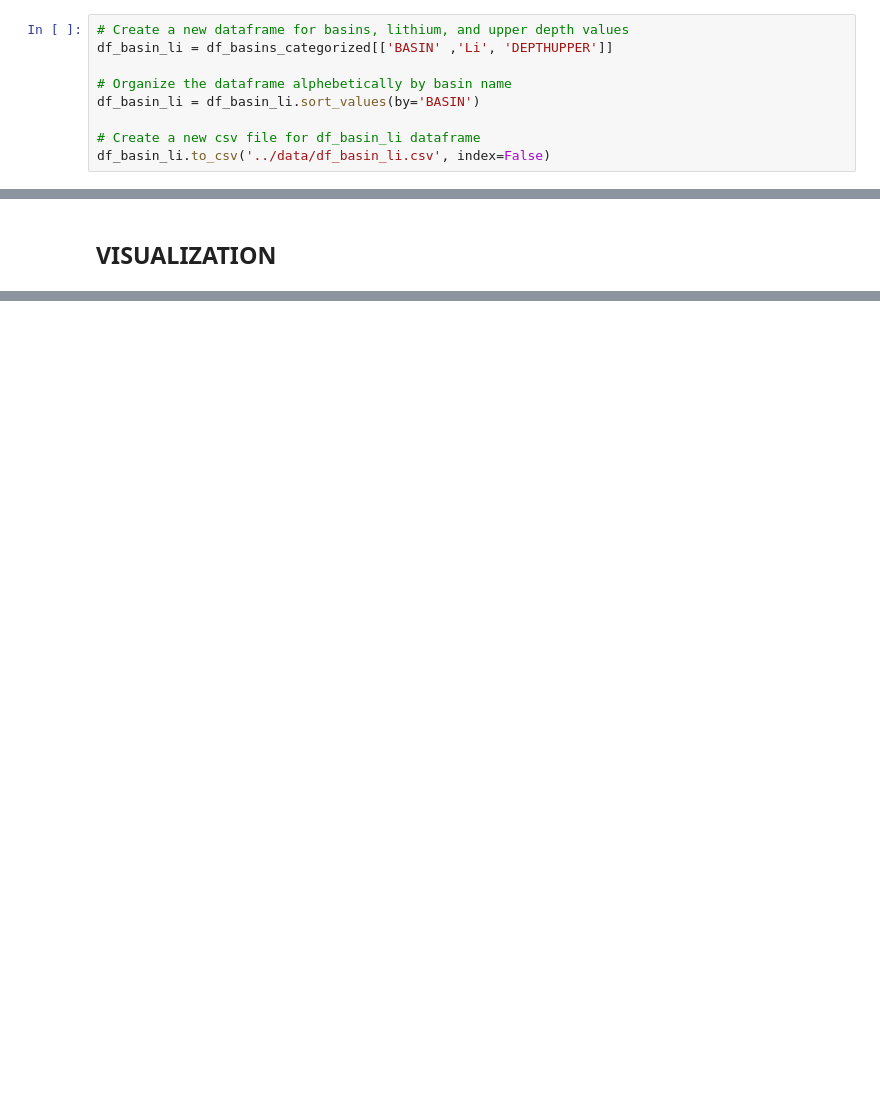
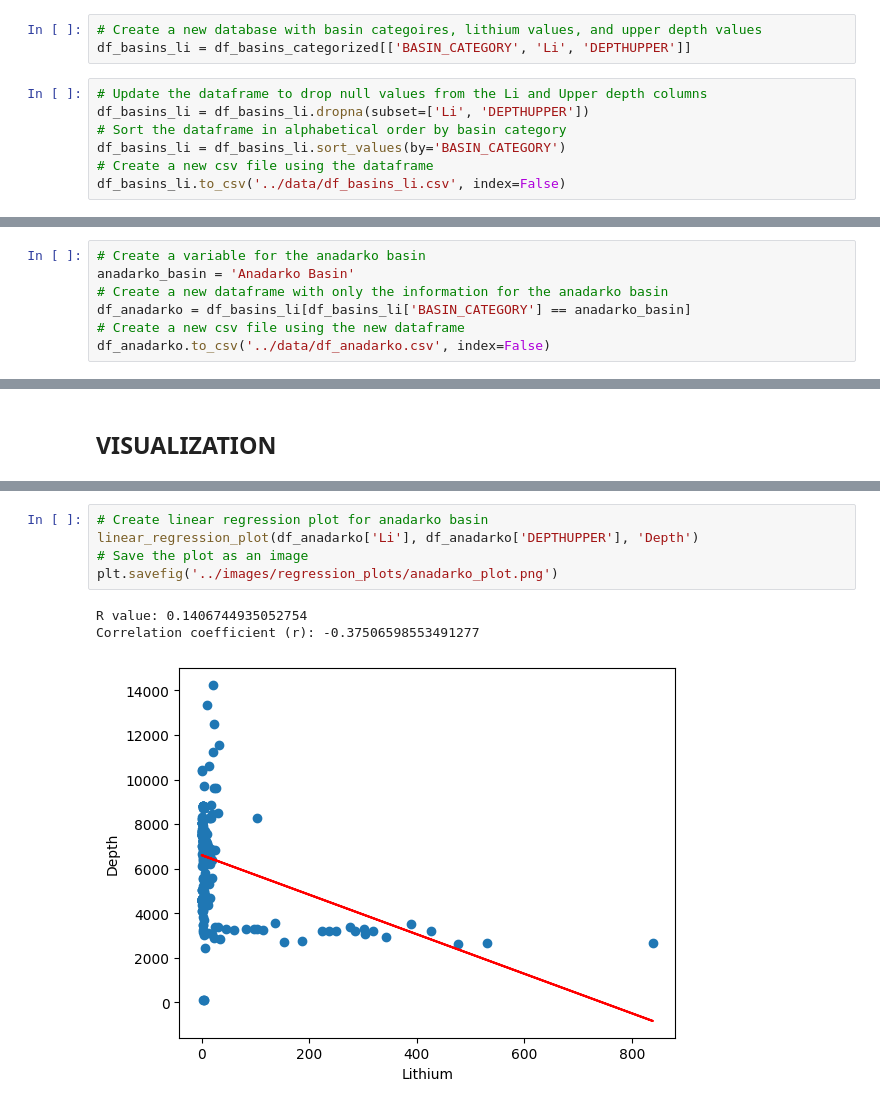
Before and after one commit to bsvab/produced-water-chemistry, a Jupyter notebook: notebooks/produced_water_chemistry-alejandro.ipynb, the cells around one changed output, grey strips where cells are left out. Cells and saved outputs as stored; diff of their text form; blank space fills up the shorter version.

Commit message:
adding finished code and images for lithium regression plots

```diff
--- a/notebooks/produced_water_chemistry-alejandro.ipynb
+++ b/notebooks/produced_water_chemistry-alejandro.ipynb
@@ -247,9 +220,10 @@ def linear_regression_plot(x, y, ylabel_):
+# %%
+# Create a new database with basin categoires, lithium values, and upper depth values
+df_basins_li = df_basins_categorized[['BASIN_CATEGORY', 'Li', 'DEPTHUPPER']]
 # %%
-# Create a new dataframe for basins, lithium, and upper depth values
-df_basin_li = df_basins_categorized[['BASIN' ,'Li', 'DEPTHUPPER']]
-
-# Organize the dataframe alphebetically by basin name
-df_basin_li = df_basin_li.sort_values(by='BASIN')
-
-# Create a new csv file for df_basin_li dataframe
-df_basin_li.to_csv('../data/df_basin_li.csv', index=False)
+# Update the dataframe to drop null values from the Li and Upper depth columns
+df_basins_li = df_basins_li.dropna(subset=['Li', 'DEPTHUPPER'])
+# Sort the dataframe in alphabetical order by basin category
+df_basins_li = df_basins_li.sort_values(by='BASIN_CATEGORY')
+# Create a new csv file using the dataframe
+df_basins_li.to_csv('../data/df_basins_li.csv', index=False)
@@ -337,0 +240,7 @@ df_li_limited.to_csv('../data/df_li_limited.csv', index=False)
+# %%
+# Create a variable for the anadarko basin
+anadarko_basin = 'Anadarko Basin'
+# Create a new dataframe with only the information for the anadarko basin
+df_anadarko = df_basins_li[df_basins_li['BASIN_CATEGORY'] == anadarko_basin]
+# Create a new csv file using the new dataframe
+df_anadarko.to_csv('../data/df_anadarko.csv', index=False)
@@ -425,0 +338,9 @@ move_wqchartpy_image_file_to_images_folder(image_file_name, image_folder_name)
+# %%
+# Create linear regression plot for anadarko basin
+linear_regression_plot(df_anadarko['Li'], df_anadarko['DEPTHUPPER'], 'Depth')
+# Save the plot as an image
+plt.savefig('../images/regression_plots/anadarko_plot.png')
+# %% [output]
+R value: 0.1406744935052754
+Correlation coefficient (r): -0.37506598553491277
+[figure, added]
```
Also changed, not shown: parts of 32 cells of this notebook, 10 other files.
